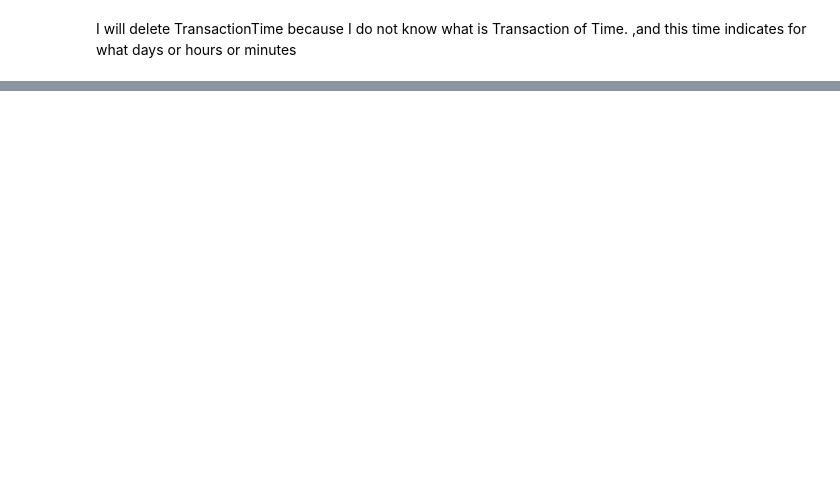
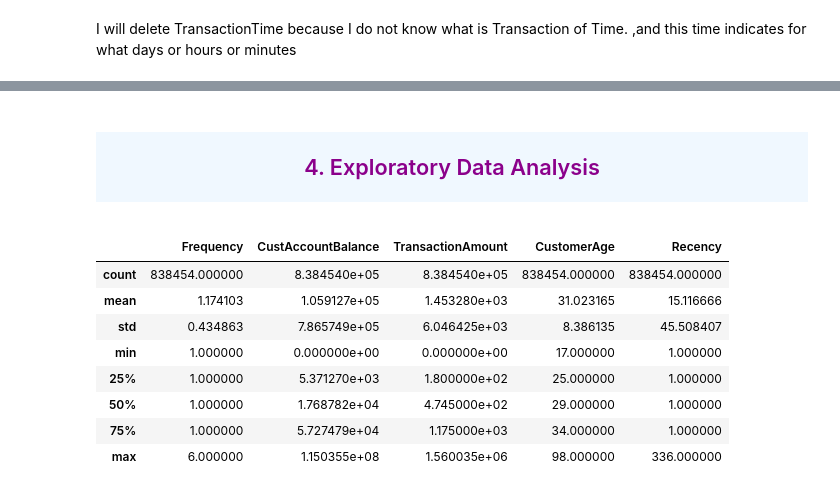
Before and after one commit to ArturoDiaz02/Bank-Customer-Segmentation, a Jupyter notebook: src/notebook/Customer_Segmentation.ipynb, the cells around one changed output, grey strips where cells are left out. Saved outputs shown, nothing was run; the diff lists cells and outputs as text; code cells hidden in the pictures; blank space fills up the shorter version.

Commit message:
Exploratory Data

```diff
--- a/src/notebook/Customer_Segmentation.ipynb
+++ b/src/notebook/Customer_Segmentation.ipynb
@@ -242,0 +228,4 @@ Text(0, 0.5, 'CustomerAge')
+# %%
+# extract the day
+x='18 day'
+re.search('\d+',x).group()
@@ -242,0 +234,3 @@ Text(0, 0.5, 'CustomerAge')
+# %%
+MRF_df['Recency']=MRF_df['Recency'].apply(lambda x :re.search('\d+',x).group())
+MRF_df['Recency']=MRF_df['Recency'].astype(int)
@@ -242,0 +239,9 @@ Text(0, 0.5, 'CustomerAge')
+# %%
+def rep_0(i):
+    if i==0:
+        return 1
+    else:
+        return i
+MRF_df['Recency']=MRF_df['Recency'].apply(rep_0)
+# %%
+MRF_df.drop(columns=["TransactionDate1","TransactionDate2"],inplace=True)
@@ -242,0 +292,14 @@ Text(0, 0.5, 'CustomerAge')
+# %% [markdown]
+<h2  style="color:darkmagenta;text-align: center; background-color: AliceBlue;padding: 20px;">4. Exploratory Data Analysis</h2><a id = "4"></a>
+# %%
+MRF_df.describe()
+# %% [output]
+|  | Frequency | CustAccountBalance | TransactionAmount | CustomerAge | Recency |
+| count | 838454.000000 | 8.384540e+05 | 8.384540e+05 | 838454.000000 | 838454.000000 |
+| mean | 1.174103 | 1.059127e+05 | 1.453280e+03 | 31.023165 | 15.116666 |
+| std | 0.434863 | 7.865749e+05 | 6.046425e+03 | 8.386135 | 45.508407 |
+| min | 1.000000 | 0.000000e+00 | 0.000000e+00 | 17.000000 | 1.000000 |
+| 25% | 1.000000 | 5.371270e+03 | 1.800000e+02 | 25.000000 | 1.000000 |
+| 50% | 1.000000 | 1.768782e+04 | 4.745000e+02 | 29.000000 | 1.000000 |
+| 75% | 1.000000 | 5.727479e+04 | 1.175000e+03 | 34.000000 | 1.000000 |
+| max | 6.000000 | 1.150355e+08 | 1.560035e+06 | 98.000000 | 336.000000 |
```
Also changed, not shown: parts of 48 cells of this notebook.
